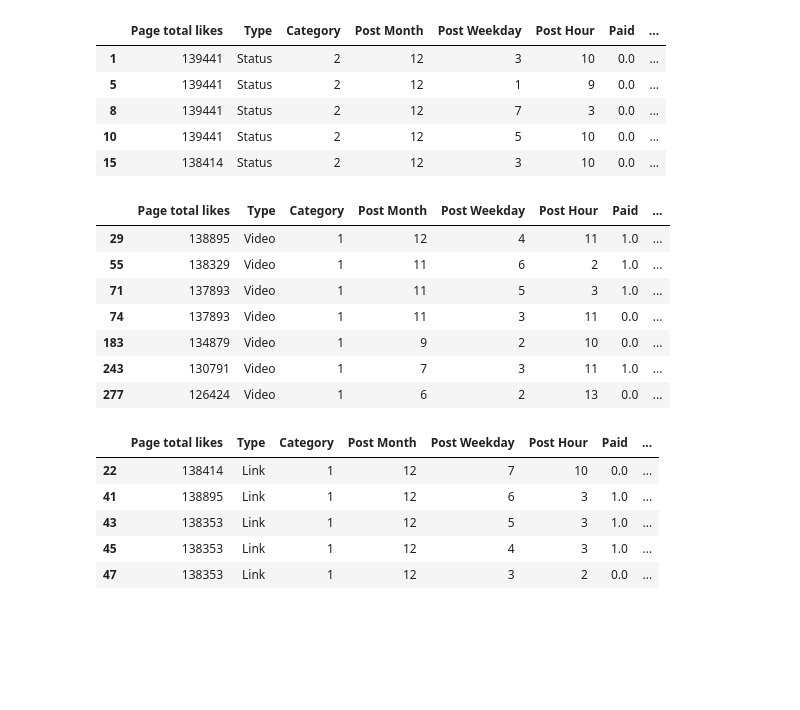
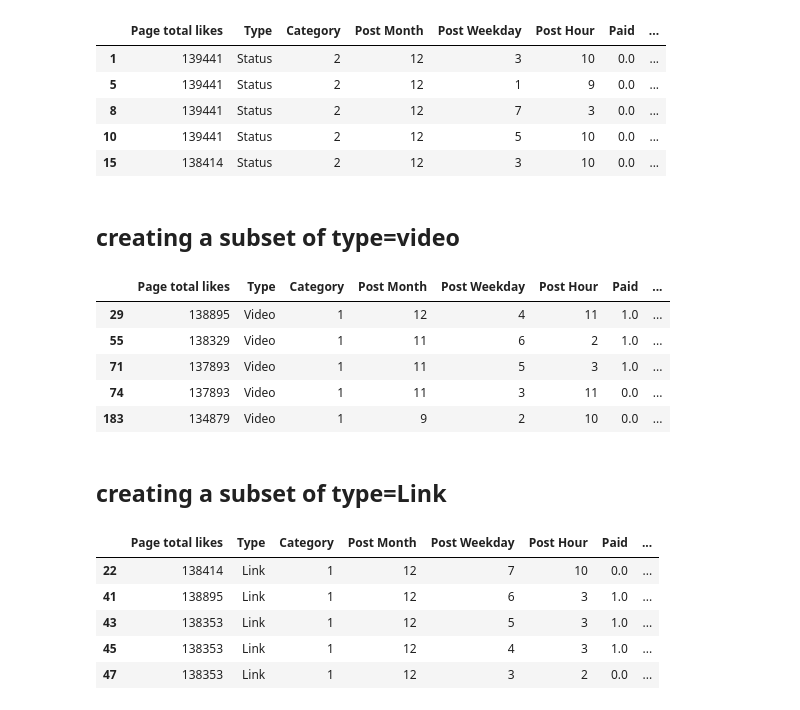
Before and after one commit to atharvaagrawal/SPPU-DSBDA-Practical, a Jupyter notebook: 09-Python-Facebook-Metrics/Facebook.ipynb, the cells around one changed output. Cells and saved outputs as stored; diff of their text form; code cells hidden in the pictures; blank space fills up the shorter version.

```diff
--- a/09-Python-Facebook-Metrics/Facebook.ipynb
+++ b/09-Python-Facebook-Metrics/Facebook.ipynb
@@ -42,18 +65,18 @@ df_status.head(5)
 | 8 | 139441 | Status | 2 | 12 | 7 | 3 | 0.0 | ... |
 | 10 | 139441 | Status | 2 | 12 | 5 | 10 | 0.0 | ... |
 | 15 | 138414 | Status | 2 | 12 | 3 | 10 | 0.0 | ... |
+# %% [markdown]
+## creating a subset of type=video
 # %%
-# creating a subset of type=video
-
 df_video=df[df["Type"]=="Video"]
-df_video.head(10)
+df_video.head(5)
 # %% [output]
 |  | Page total likes | Type | Category | Post Month | Post Weekday | Post Hour | Paid | ... |
 | 29 | 138895 | Video | 1 | 12 | 4 | 11 | 1.0 | ... |
 | 55 | 138329 | Video | 1 | 11 | 6 | 2 | 1.0 | ... |
 | 71 | 137893 | Video | 1 | 11 | 5 | 3 | 1.0 | ... |
 | 74 | 137893 | Video | 1 | 11 | 3 | 11 | 0.0 | ... |
 | 183 | 134879 | Video | 1 | 9 | 2 | 10 | 0.0 | ... |
-| 243 | 130791 | Video | 1 | 7 | 3 | 11 | 1.0 | ... |
-| 277 | 126424 | Video | 1 | 6 | 2 | 13 | 0.0 | ... |
+# %% [markdown]
+## creating a subset of type=Link
 # %%
```
Also changed, not shown: parts of 22 cells of this notebook, 8 other files.
